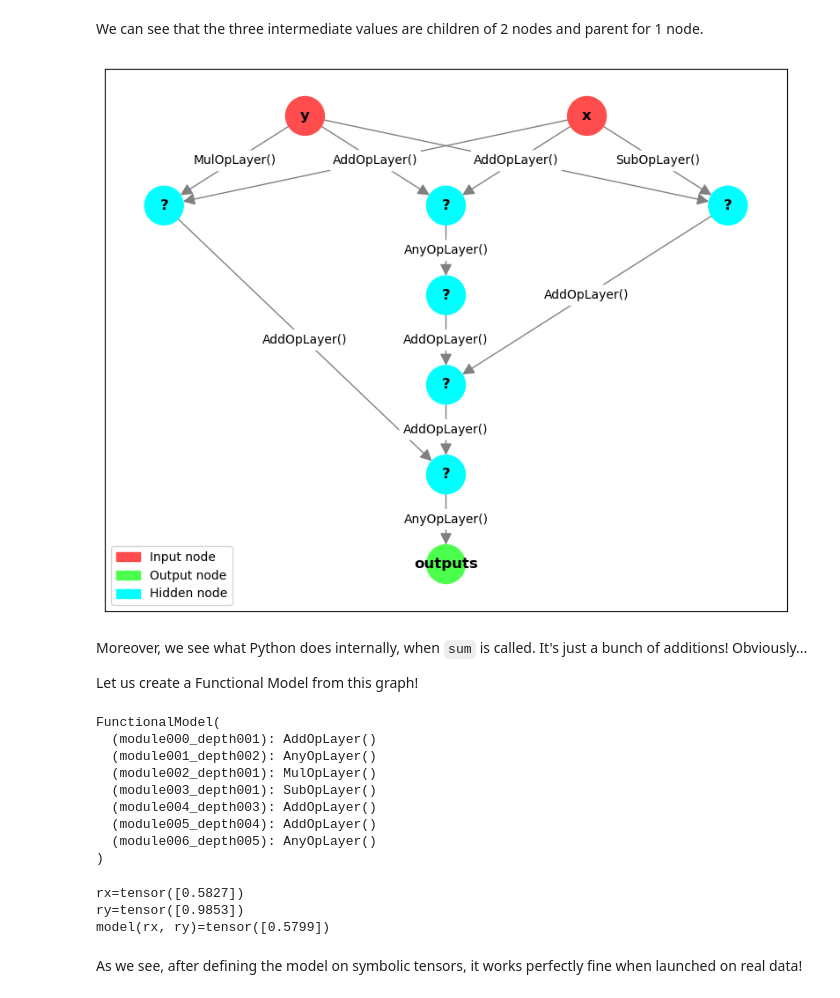
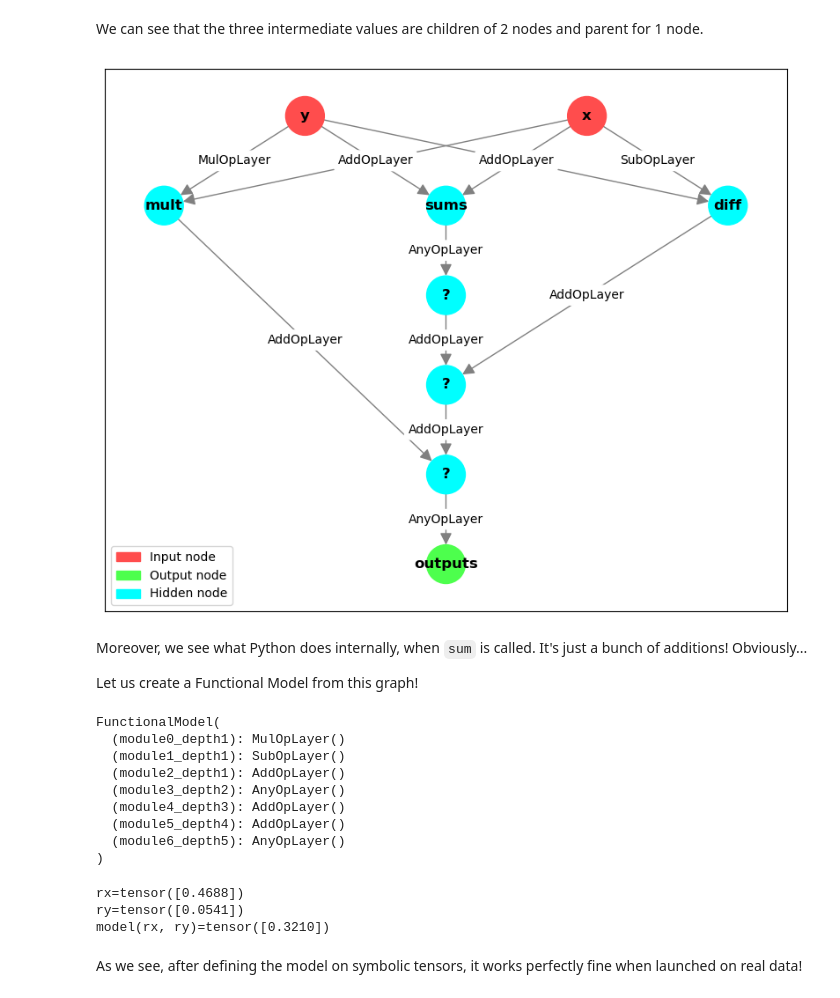
Before and after one commit to sjmikler/pytorch-symbolic, a Jupyter notebook: gentle-introduction.ipynb, the cells around one changed output. Cells and saved outputs as stored; diff of their text form; code cells hidden in the pictures.

```diff
--- a/gentle-introduction.ipynb
+++ b/gentle-introduction.ipynb
@@ -109,11 +109,11 @@ Still no neural networks, but we'll get to them, I promise!
 # %%
 x = Input(shape=())
 y = Input(shape=())
-intermediate_values = [
-    x + y,
-    x - y,
-    x * y,
-]
+
+sums = x + y
+diff = x - y
+mult = x * y
+intermediate_values = [sums, diff, mult]
 outputs = sum(intermediate_values) / 3
 # %%
 intermediate_values
@@ -125,9 +125,9 @@ intermediate_values
 We can see that the three intermediate values are children of 2 nodes and parent for 1 node.
 # %%
 plt.figure(figsize=(10, 8))
-gr = graph_algorithms.draw_graph(inputs=(x, y), outputs=outputs, node_text_namescope=globals())
+gr = graph_algorithms.draw_graph(inputs=(x, y), outputs=outputs, node_text_namespace=globals())
 # %% [output]
-[figure, old version]
+[figure, new version]
 # %% [markdown]
 Moreover, we see what Python does internally, when `sum` is called. It's just a bunch of additions! Obviously...
 
@@ -137,13 +137,13 @@ model = FunctionalModel(inputs=(x, y), outputs=outputs)
 model
 # %% [output]
 FunctionalModel(
-  (module000_depth001): AddOpLayer()
-  (module001_depth002): AnyOpLayer()
-  (module002_depth001): MulOpLayer()
-  (module003_depth001): SubOpLayer()
-  (module004_depth003): AddOpLayer()
-  (module005_depth004): AddOpLayer()
-  (module006_depth005): AnyOpLayer()
+  (module0_depth1): MulOpLayer()
+  (module1_depth1): SubOpLayer()
+  (module2_depth1): AddOpLayer()
+  (module3_depth2): AnyOpLayer()
+  (module4_depth3): AddOpLayer()
+  (module5_depth4): AddOpLayer()
+  (module6_depth5): AnyOpLayer()
 )
 # %%
 rx = torch.rand(
@@ -159,9 +159,9 @@ print(f"model(rx, ry)={model(rx, ry)}")
 
 assert model(rx, ry) == ((rx + ry) + (rx - ry) + (rx * ry)) / 3, "Something went wrong..."
 # %% [output]
-rx=tensor([0.5827])
-ry=tensor([0.9853])
-model(rx, ry)=tensor([0.5799])
+rx=tensor([0.4688])
+ry=tensor([0.0541])
+model(rx, ry)=tensor([0.3210])
 # %% [markdown]
 As we see, after defining the model on symbolic tensors, it works perfectly fine when launched on real data!
 # %% [markdown]
```
Also changed, not shown: parts of 20 cells of this notebook, 7 other files.
